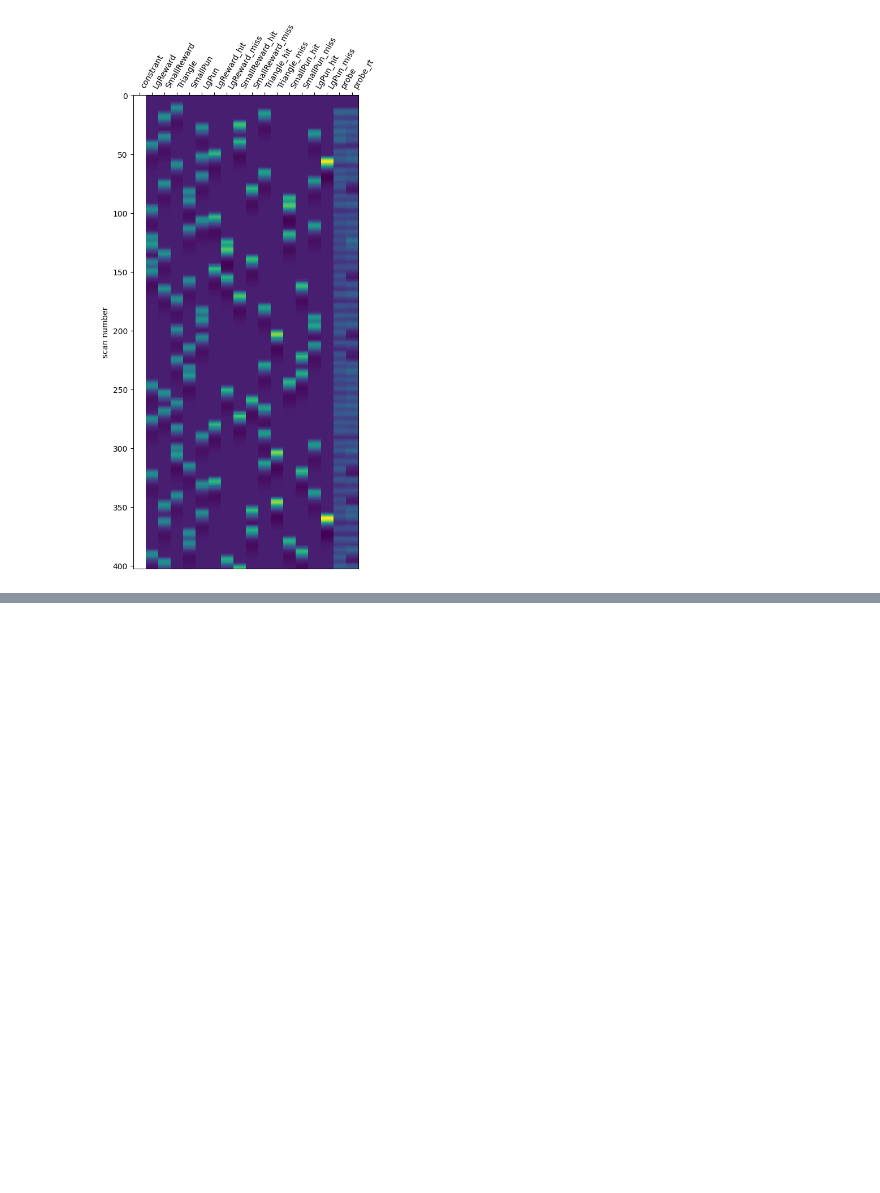
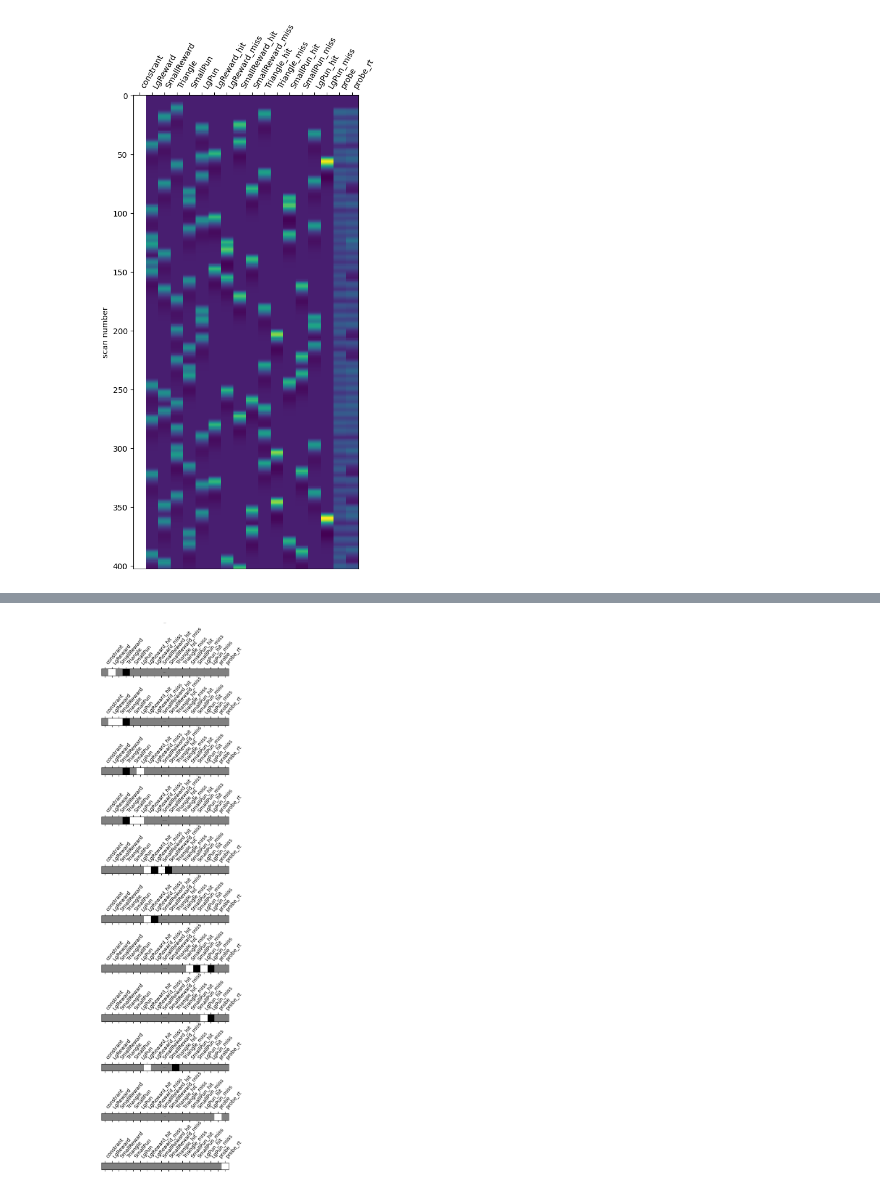
Before and after one commit to demidenm/mid_rt_bold, a Jupyter notebook: scripts/rt_mid_firstlvl.ipynb, the cells around one changed output, grey strips where cells are left out. Cells and saved outputs as stored; diff of their text form; code cells hidden in the pictures; blank space fills up the shorter version.

```diff
--- a/scripts/rt_mid_firstlvl.ipynb
+++ b/scripts/rt_mid_firstlvl.ipynb
@@ -294,6 +273,0 @@ contrast_labs = {
-# %%
-for key, values in contrast_labs.items():
-    plotting.plot_contrast_matrix(values, design_matrix=design_matrix_mid)
-    plt.suptitle(key)
-
-plt.show()
@@ -311,0 +294,12 @@ plt.show()
+# %%
+fig, axes = plt.subplots(nrows=len(contrast_labs), ncols=1, figsize=(400, 40))
+
+# Plot each contrast matrix on a separate subplot
+for i, (key, values) in enumerate(contrast_labs.items()):
+    ax = axes[i]  # Select the appropriate subplot
+    plotting.plot_contrast_matrix(values, design_matrix=design_matrix_mid, ax=ax)
+    ax.set_title(key, fontsize=.0005)  # Set title for each subplot with smaller font size
+plt.subplots_adjust(hspace=6)  # Add space between subplots
+plt.show()
+# %% [output]
+[figure, added]
```
Also changed, not shown: parts of 5 cells of this notebook.
